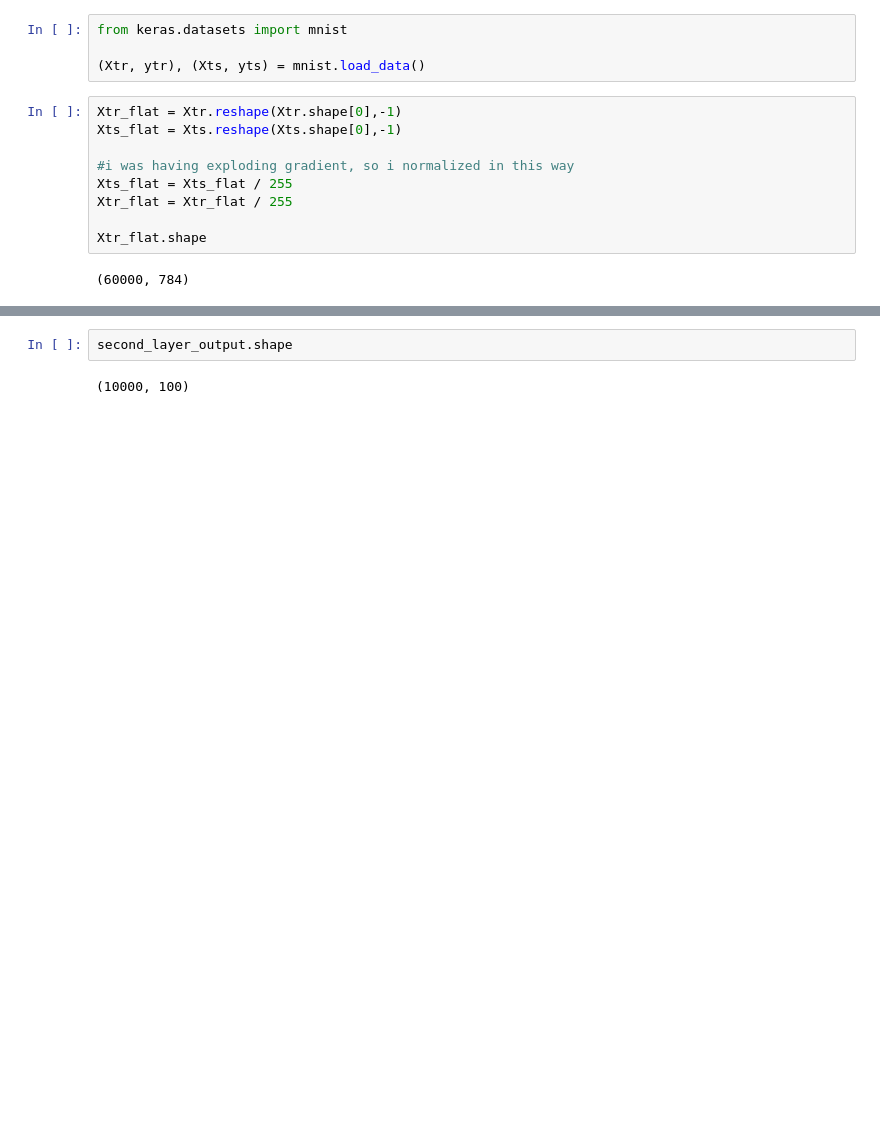
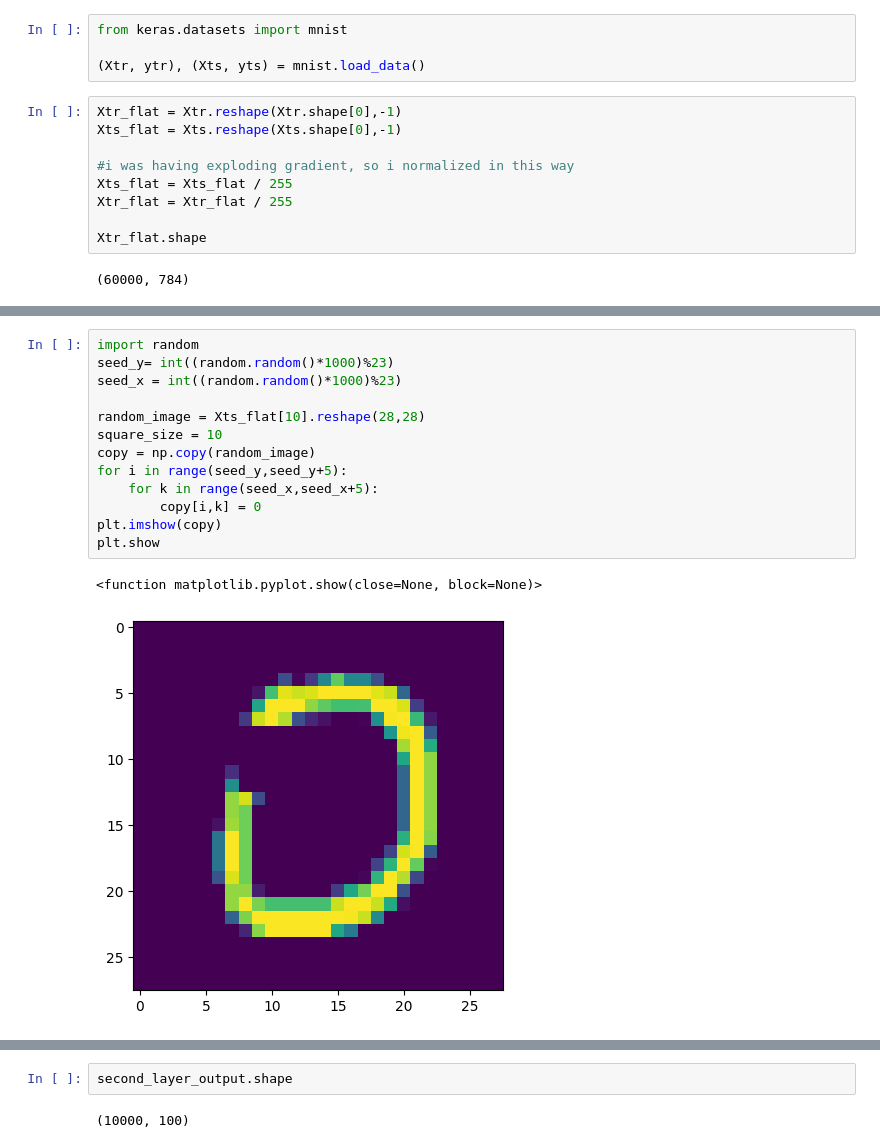
Before and after one commit to fefex302/ISPR-Assignments, a Jupyter notebook: autoencoders.ipynb, the cells around one changed output, grey strips where cells are left out. Cells and saved outputs as stored; diff of their text form; blank space fills up the shorter version.

```diff
--- a/autoencoders.ipynb
+++ b/autoencoders.ipynb
@@ -59,0 +64,16 @@ prediction = autoencoder.predict(Xts_flat)
+# %%
+import random
+seed_y= int((random.random()*1000)%23)
+seed_x = int((random.random()*1000)%23)
+
+random_image = Xts_flat[10].reshape(28,28)
+square_size = 10
+copy = np.copy(random_image)
+for i in range(seed_y,seed_y+5):
+    for k in range(seed_x,seed_x+5):
+        copy[i,k] = 0
+plt.imshow(copy)
+plt.show
+# %% [output]
+<function matplotlib.pyplot.show(close=None, block=None)>
+[figure, added]
```
Also changed, not shown: parts of 9 cells of this notebook.
